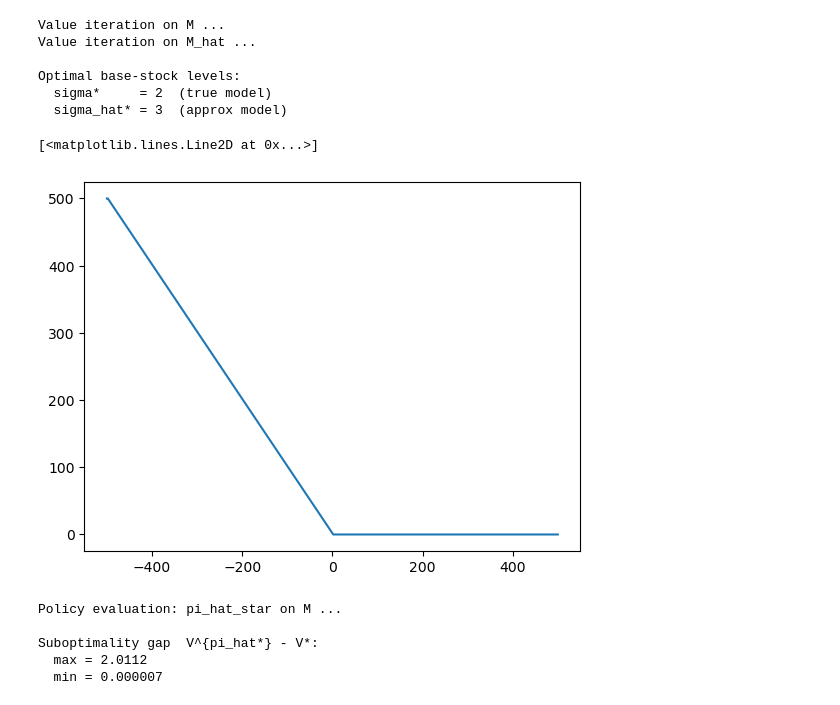
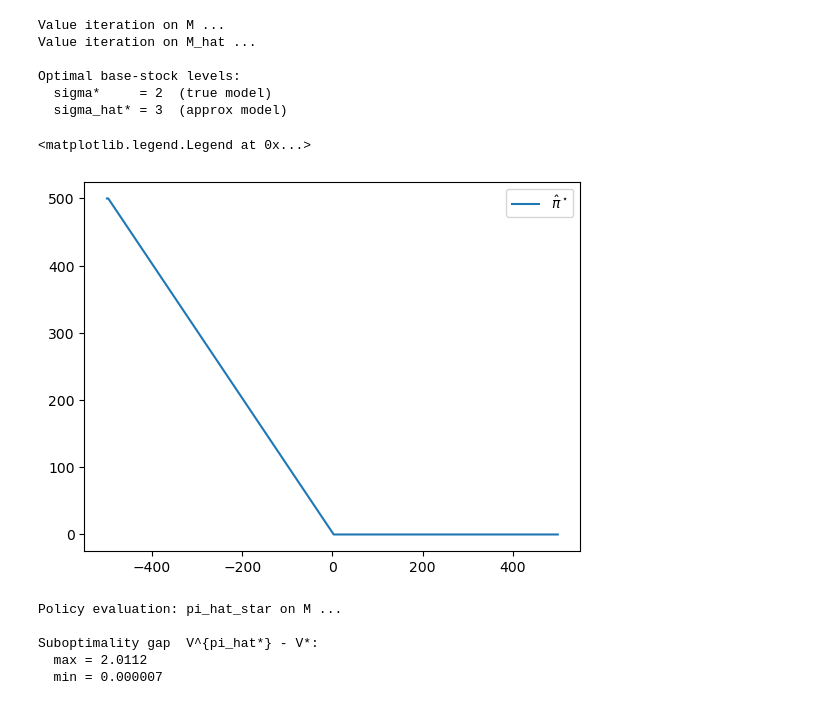
Before and after one commit to BerkBzkrt/Weighted_Approximation, a Jupyter notebook: notebooks/Sample_Path_Bounds.ipynb, the cells around one changed output. Cells and saved outputs as stored; diff of their text form; code cells hidden in the pictures.

```diff
--- a/notebooks/Sample_Path_Bounds.ipynb
+++ b/notebooks/Sample_Path_Bounds.ipynb
@@ -87,10 +87,11 @@ Optimal base-stock levels:
   sigma*     = 2  (true model)
   sigma_hat* = 3  (approx model)
 # %%
-plt.plot(M.states, pi_star, label='V* (true model)')
+plt.plot(M.states, pi_hat_star, label='$\hat{\pi}^\star$')
+plt.legend()
 # %% [output]
-[<matplotlib.lines.Line2D at 0x...>]
+<matplotlib.legend.Legend at 0x...>
-[figure, old version]
+[figure, new version]
 # %%
 print("Policy evaluation: pi_hat_star on M ...")
 V_pi_hat_star = policy_evaluation(M, pi_hat_star)
```
Also changed, not shown: parts of 2 cells of this notebook, 6 other files.
